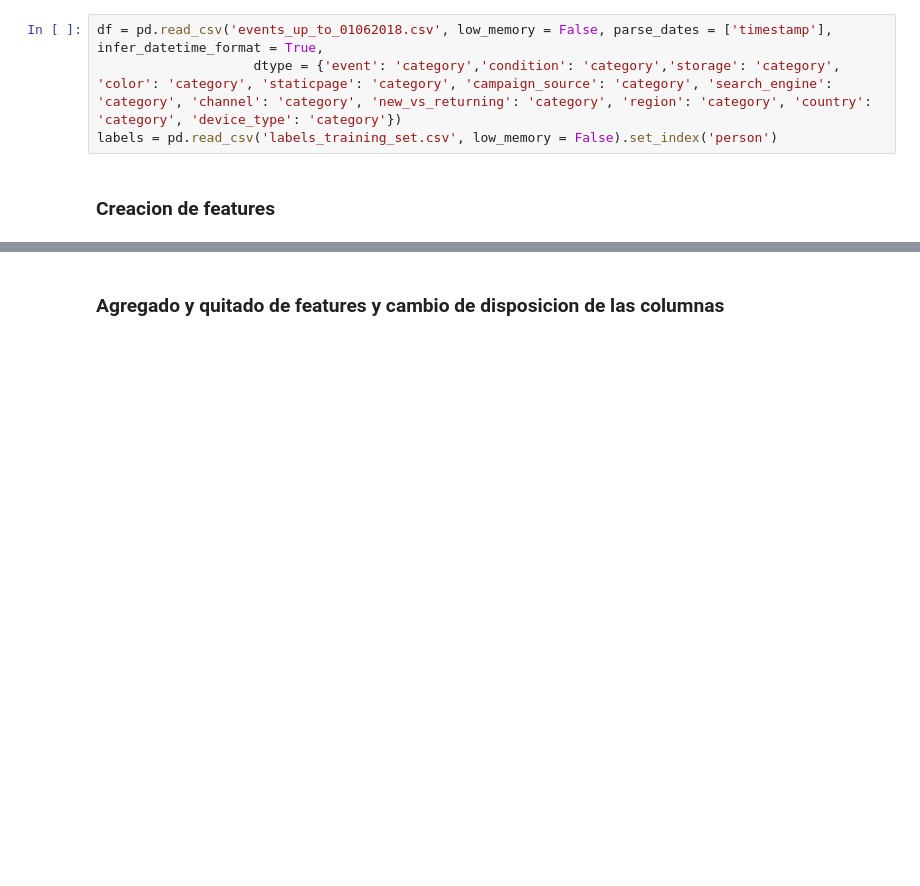
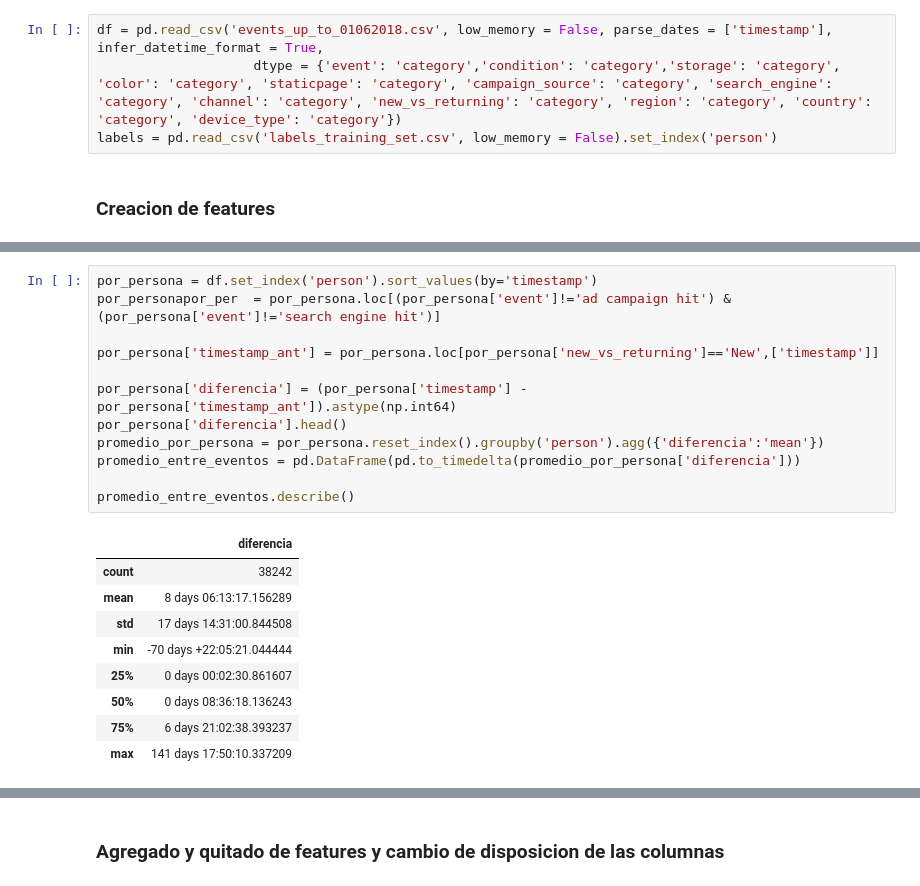
Before and after one commit to facuub/TP2, a Jupyter notebook: Predecir Compras.ipynb, the cells around one changed output, grey strips where cells are left out. Drawn from its saved outputs; the diff is of its cells as text; blank space fills up the shorter version.

```diff
--- a/Predecir Compras.ipynb
+++ b/Predecir Compras.ipynb
@@ -342,0 +377,22 @@ dfPredictor = dfPredictor.join(checkouts, how = 'left', on = 'person').fillna(va
+# %%
+por_persona = df.set_index('person').sort_values(by='timestamp')
+por_personapor_per  = por_persona.loc[(por_persona['event']!='ad campaign hit') & (por_persona['event']!='search engine hit')]
+
+por_persona['timestamp_ant'] = por_persona.loc[por_persona['new_vs_returning']=='New',['timestamp']]
+
+por_persona['diferencia'] = (por_persona['timestamp'] - por_persona['timestamp_ant']).astype(np.int64)
+por_persona['diferencia'].head()
+promedio_por_persona = por_persona.reset_index().groupby('person').agg({'diferencia':'mean'})
+promedio_entre_eventos = pd.DataFrame(pd.to_timedelta(promedio_por_persona['diferencia']))
+
+promedio_entre_eventos.describe()
+# %% [output]
+|  | diferencia |
+| count | 38242 |
+| mean | 8 days 06:13:17.156289 |
+| std | 17 days 14:31:00.844508 |
+| min | -70 days +22:05:21.044444 |
+| 25% | 0 days 00:02:30.861607 |
+| 50% | 0 days 08:36:18.136243 |
+| 75% | 6 days 21:02:38.393237 |
+| max | 141 days 17:50:10.337209 |
```
Also changed, not shown: parts of 7 cells of this notebook, 1 other file.
